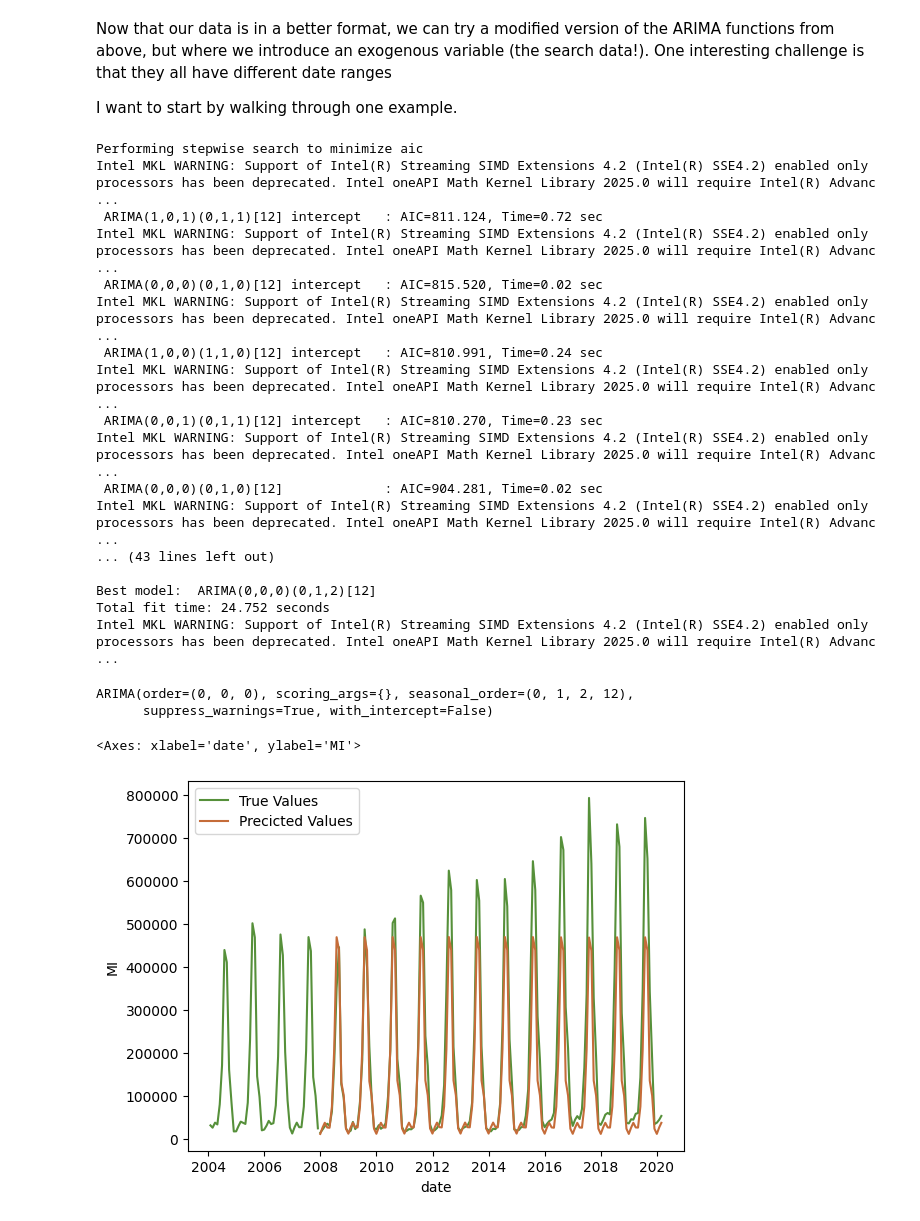
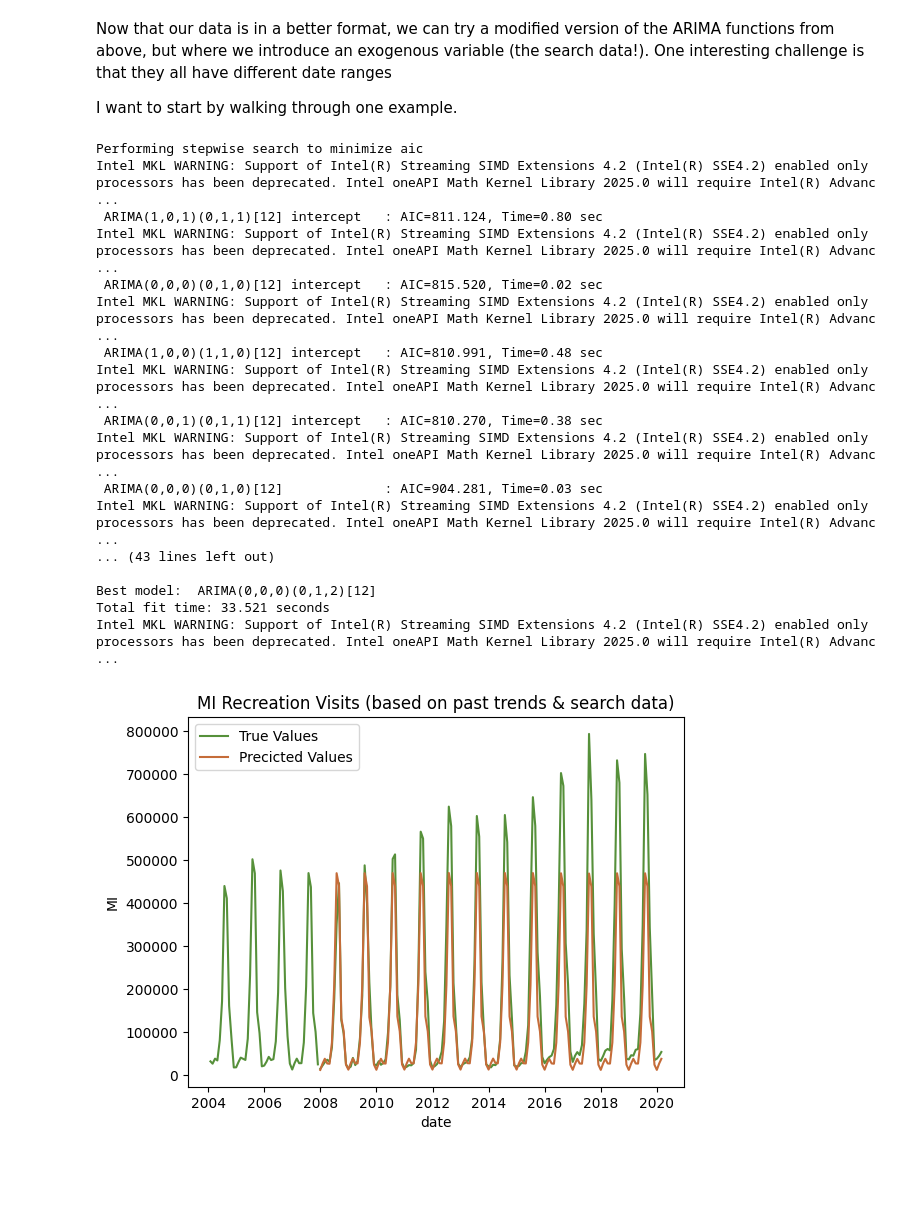
Before and after one commit to scmcqueen/NationalParksDataMining, a Jupyter notebook: covid_2008.ipynb, the cells around one changed output. Saved outputs shown, nothing was run; the diff lists cells and outputs as text; code cells hidden in the pictures; blank space fills up the shorter version.

```diff
--- a/covid_2008.ipynb
+++ b/covid_2008.ipynb
@@ -492,37 +492,40 @@ train = train.merge(np_search[['date','np']],on='date')
 test = test.merge(np_search[['date','np']],on='date')
 
 # grid search model
 best_model = auto_arima(X=train[['np']],y=train['MI'], start_p = 1, start_q = 1,
                           max_p = 12, max_q = 12, m = 12,
                           start_P = 0, seasonal = True,
                           max_d=12, D = 1, trace = True,
                           error_action ='ignore',   # we don't want to know if an order does not work
                           suppress_warnings = True,  # we don't want convergence warnings
                           stepwise = True)           # set to stepwise
 # fit model
 best_model.fit(X=train[['np']],y=train['MI'])
 
 # predict
 preds = best_model.predict(X=test[['np']],n_periods=len(test['np']))
 
 # plot
+sns.lineplot(x=train['date'],y=train['MI'],label='True Values')
+sns.lineplot(x=test['date'],y=test['MI'],color=palette[0])
+sns.lineplot(x=test['date'],y=preds.values,color=palette[1],label='Precicted Values')
+_ = plt.title('MI Recreation Visits (based on past trends & search data)')
 # %% [output]
 Performing stepwise search to minimize aic
 Intel MKL WARNING: Support of Intel(R) Streaming SIMD Extensions 4.2 (Intel(R) SSE4.2) enabled only processors has been deprecated. Intel oneAPI Math Kernel Library 2025.0 will require Intel(R) Advanc ...
- ARIMA(1,0,1)(0,1,1)[12] intercept   : AIC=811.124, Time=0.72 sec
+ ARIMA(1,0,1)(0,1,1)[12] intercept   : AIC=811.124, Time=0.80 sec
 Intel MKL WARNING: Support of Intel(R) Streaming SIMD Extensions 4.2 (Intel(R) SSE4.2) enabled only processors has been deprecated. Intel oneAPI Math Kernel Library 2025.0 will require Intel(R) Advanc ...
  ARIMA(0,0,0)(0,1,0)[12] intercept   : AIC=815.520, Time=0.02 sec
 Intel MKL WARNING: Support of Intel(R) Streaming SIMD Extensions 4.2 (Intel(R) SSE4.2) enabled only processors has been deprecated. Intel oneAPI Math Kernel Library 2025.0 will require Intel(R) Advanc ...
- ARIMA(1,0,0)(1,1,0)[12] intercept   : AIC=810.991, Time=0.24 sec
+ ARIMA(1,0,0)(1,1,0)[12] intercept   : AIC=810.991, Time=0.48 sec
 Intel MKL WARNING: Support of Intel(R) Streaming SIMD Extensions 4.2 (Intel(R) SSE4.2) enabled only processors has been deprecated. Intel oneAPI Math Kernel Library 2025.0 will require Intel(R) Advanc ...
- ARIMA(0,0,1)(0,1,1)[12] intercept   : AIC=810.270, Time=0.23 sec
+ ARIMA(0,0,1)(0,1,1)[12] intercept   : AIC=810.270, Time=0.38 sec
 Intel MKL WARNING: Support of Intel(R) Streaming SIMD Extensions 4.2 (Intel(R) SSE4.2) enabled only processors has been deprecated. Intel oneAPI Math Kernel Library 2025.0 will require Intel(R) Advanc ...
- ARIMA(0,0,0)(0,1,0)[12]             : AIC=904.281, Time=0.02 sec
+ ARIMA(0,0,0)(0,1,0)[12]             : AIC=904.281, Time=0.03 sec
 Intel MKL WARNING: Support of Intel(R) Streaming SIMD Extensions 4.2 (Intel(R) SSE4.2) enabled only processors has been deprecated. Intel oneAPI Math Kernel Library 2025.0 will require Intel(R) Advanc ...
 ... (43 lines left out)
 
 Best model:  ARIMA(0,0,0)(0,1,2)[12]
-Total fit time: 24.752 seconds
+Total fit time: 33.521 seconds
 Intel MKL WARNING: Support of Intel(R) Streaming SIMD Extensions 4.2 (Intel(R) SSE4.2) enabled only processors has been deprecated. Intel oneAPI Math Kernel Library 2025.0 will require Intel(R) Advanc ...
-ARIMA(order=(0, 0, 0), scoring_args={}, seasonal_order=(0, 1, 2, 12),
-      suppress_warnings=True, with_intercept=False)
+[figure, added]
@@ -531,7 +531,0 @@ preds = best_model.predict(X=test[['np']],n_periods=len(test['np']))
-# %%
-sns.lineplot(x=train['date'],y=train['MI'],label='True Values')
-sns.lineplot(x=test['date'],y=test['MI'],color=palette[0])
-sns.lineplot(x=test['date'],y=preds.values,color=palette[1],label='Precicted Values')
-# %% [output]
-<Axes: xlabel='date', ylabel='MI'>
-[figure, removed]
```
Also changed, not shown: parts of 4 cells of this notebook.
